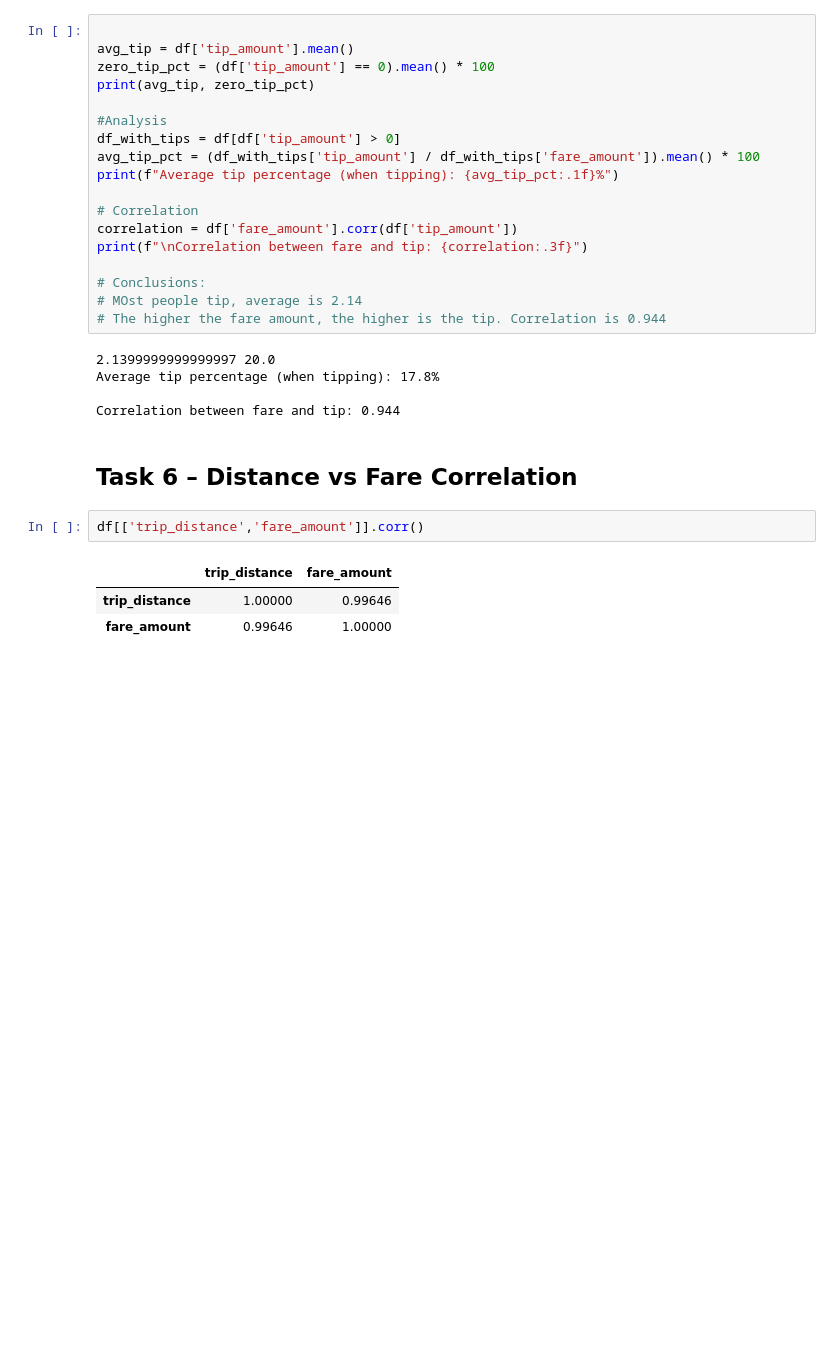
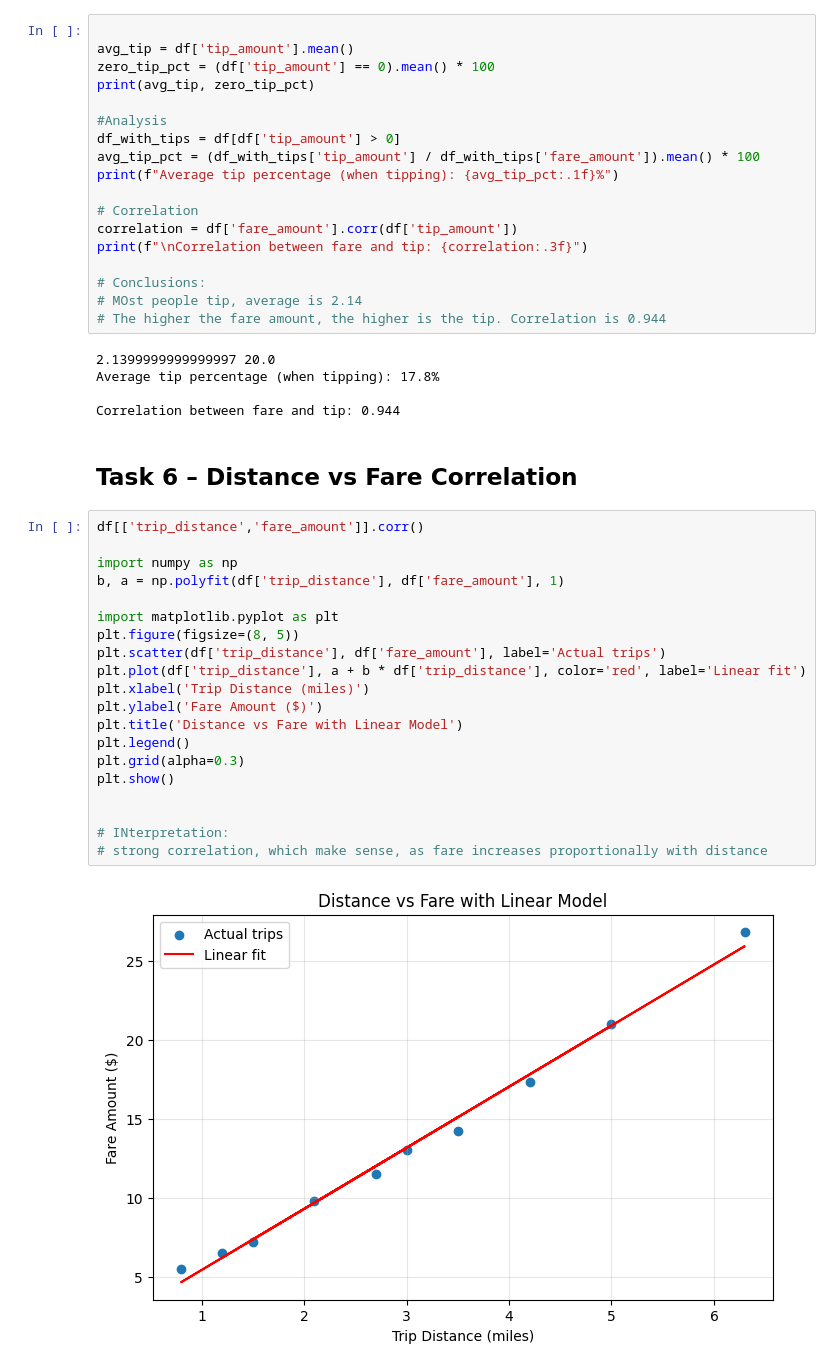
Before and after one commit to omar-medeuov/uni-python-task2, a Jupyter notebook: week3_NYC_taxi_task/Big_Data_Analytics_NYC_Taxi.ipynb, the cells around one changed output. Cells and saved outputs as stored; diff of their text form; blank space fills up the shorter version.

```diff
--- a/week3_NYC_taxi_task/Big_Data_Analytics_NYC_Taxi.ipynb
+++ b/week3_NYC_taxi_task/Big_Data_Analytics_NYC_Taxi.ipynb
@@ -167,7 +167,23 @@ Correlation between fare and tip: 0.944
 ## Task 6 – Distance vs Fare Correlation
 # %%
 df[['trip_distance','fare_amount']].corr()
+
+import numpy as np
+b, a = np.polyfit(df['trip_distance'], df['fare_amount'], 1)
+
+import matplotlib.pyplot as plt
+plt.figure(figsize=(8, 5))
+plt.scatter(df['trip_distance'], df['fare_amount'], label='Actual trips')
+plt.plot(df['trip_distance'], a + b * df['trip_distance'], color='red', label='Linear fit')
+plt.xlabel('Trip Distance (miles)')
+plt.ylabel('Fare Amount ($)')
+plt.title('Distance vs Fare with Linear Model')
+plt.legend()
+plt.grid(alpha=0.3)
+plt.show()
+
+
+# INterpretation:
+# strong correlation, which make sense, as fare increases proportionally with distance
 # %% [output]
-|  | trip_distance | fare_amount |
-| trip_distance | 1.00000 | 0.99646 |
-| fare_amount | 0.99646 | 1.00000 |
+[figure, added]
```
Also changed, not shown: parts of 2 cells of this notebook, 1 other file.
